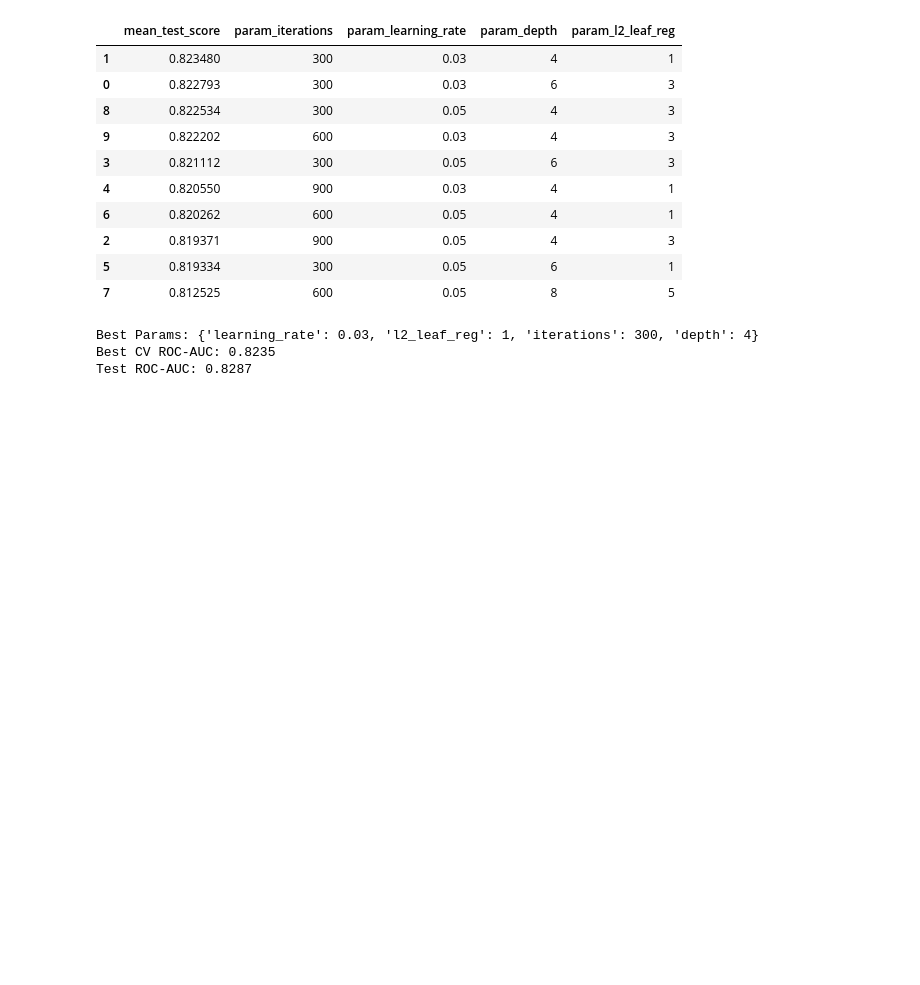
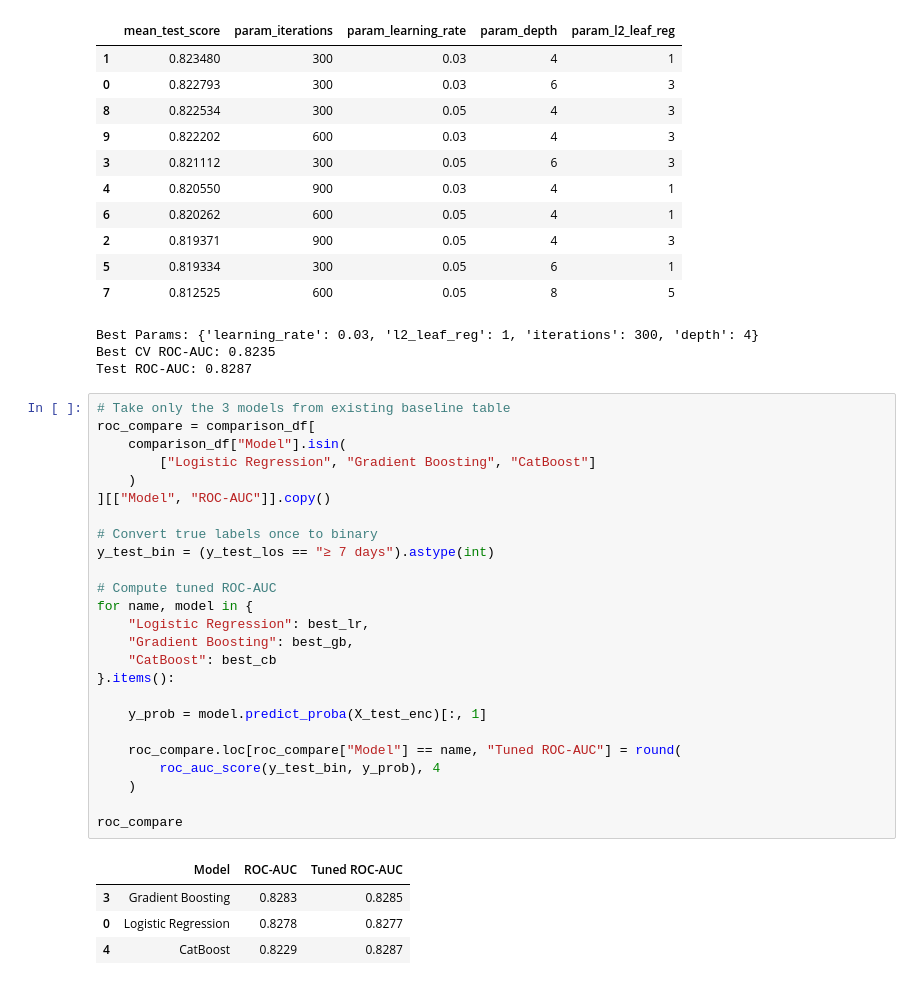
Before and after one commit to awn20222469/w1998467_FYP_MI_prediction, a Jupyter notebook: w1998467_Main.ipynb, the cells around one changed output. Drawn from its saved outputs; the diff is of its cells as text; blank space fills up the shorter version.

```diff
--- a/w1998467_Main.ipynb
+++ b/w1998467_Main.ipynb
@@ -1043,3 +1041,33 @@ Fitting 5 folds for each of 10 candidates, totalling 50 fits
 Best Params: {'learning_rate': 0.03, 'l2_leaf_reg': 1, 'iterations': 300, 'depth': 4}
 Best CV ROC-AUC: 0.8235
 Test ROC-AUC: 0.8287
+# %%
+# Take only the 3 models from existing baseline table
+roc_compare = comparison_df[
+    comparison_df["Model"].isin(
+        ["Logistic Regression", "Gradient Boosting", "CatBoost"]
+    )
+][["Model", "ROC-AUC"]].copy()
+
+# Convert true labels once to binary
+y_test_bin = (y_test_los == "≥ 7 days").astype(int)
+
+# Compute tuned ROC-AUC
+for name, model in {
+    "Logistic Regression": best_lr,
+    "Gradient Boosting": best_gb,
+    "CatBoost": best_cb
+}.items():
+
+    y_prob = model.predict_proba(X_test_enc)[:, 1]
+
+    roc_compare.loc[roc_compare["Model"] == name, "Tuned ROC-AUC"] = round(
+        roc_auc_score(y_test_bin, y_prob), 4
+    )
+
+roc_compare
+# %% [output]
+|  | Model | ROC-AUC | Tuned ROC-AUC |
+| 3 | Gradient Boosting | 0.8283 | 0.8285 |
+| 0 | Logistic Regression | 0.8278 | 0.8277 |
+| 4 | CatBoost | 0.8229 | 0.8287 |
```
Also changed, not shown: parts of 10 cells of this notebook.
